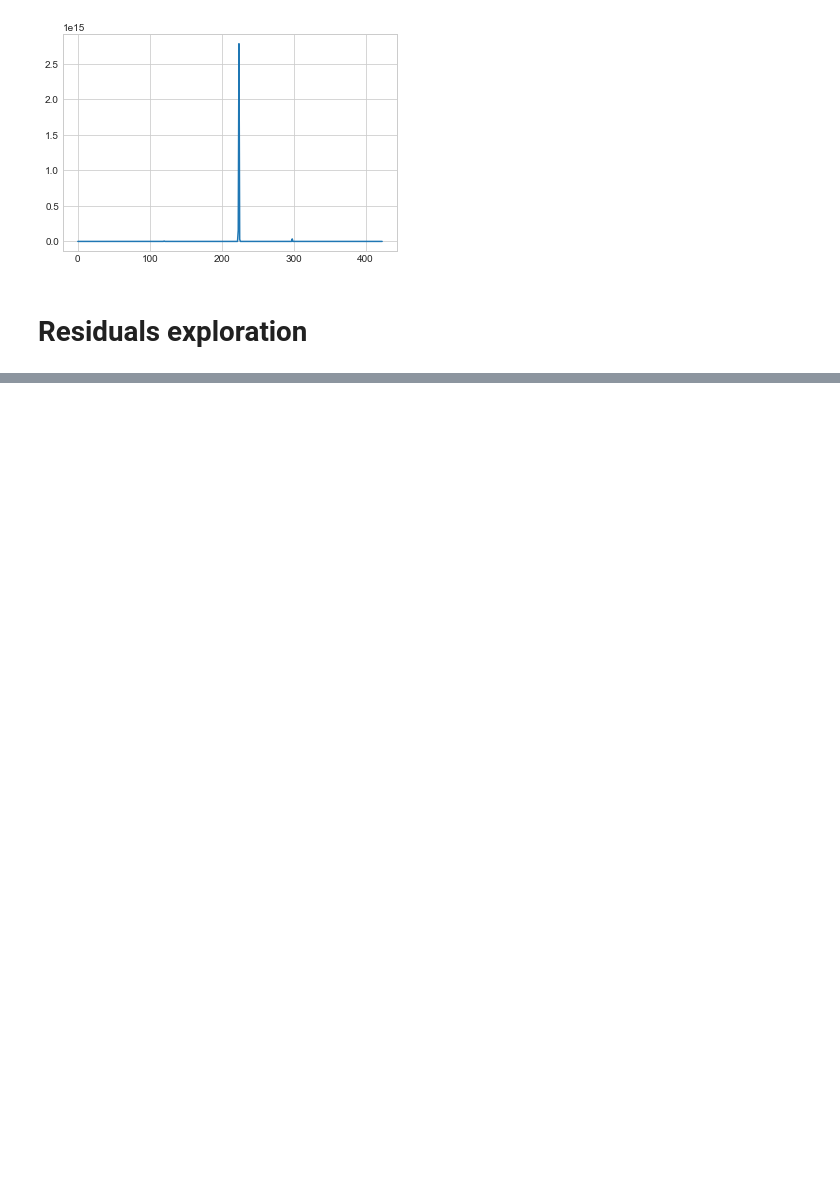
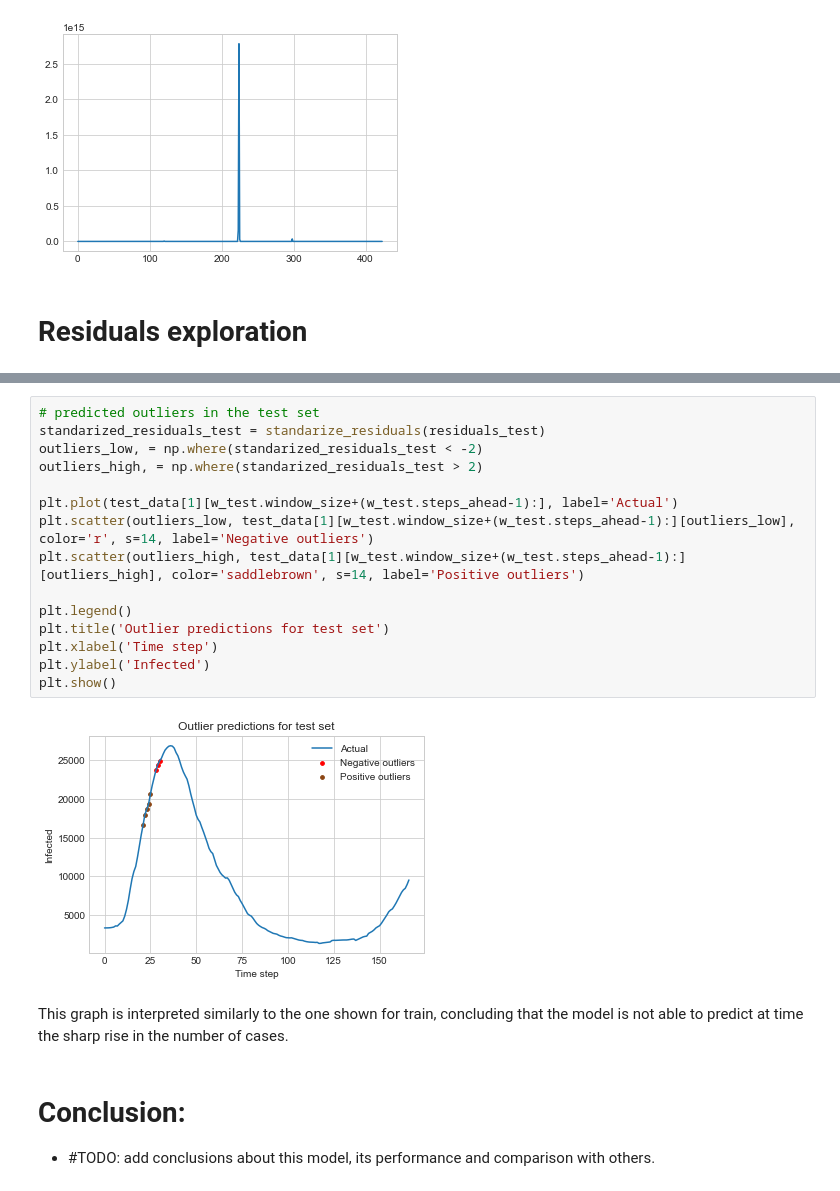
Before and after one commit to marialonsogar/COVID-Dynamics-Model-Comparison, a Jupyter notebook: modeling/SIS-COVID-Spain.ipynb, the cells around one changed output, grey strips where cells are left out. Saved outputs shown, nothing was run; the diff lists cells and outputs as text; blank space fills up the shorter version.

Commit message:
updated SIS model

```diff
--- a/modeling/SIS-COVID-Spain.ipynb
+++ b/modeling/SIS-COVID-Spain.ipynb
@@ -740,0 +831,22 @@ Uncomment code below to study the residuals for different window sizes.
+# %%
+# predicted outliers in the test set
+standarized_residuals_test = standarize_residuals(residuals_test)
+outliers_low, = np.where(standarized_residuals_test < -2)
+outliers_high, = np.where(standarized_residuals_test > 2)
+
+plt.plot(test_data[1][w_test.window_size+(w_test.steps_ahead-1):], label='Actual')
+plt.scatter(outliers_low, test_data[1][w_test.window_size+(w_test.steps_ahead-1):][outliers_low], color='r', s=14, label='Negative outliers')
+plt.scatter(outliers_high, test_data[1][w_test.window_size+(w_test.steps_ahead-1):][outliers_high], color='saddlebrown', s=14, label='Positive outliers')
+
+plt.legend()
+plt.title('Outlier predictions for test set')
+plt.xlabel('Time step')
+plt.ylabel('Infected')
+plt.show()
+# %% [output]
+[figure, added]
+# %% [markdown]
+This graph is interpreted similarly to the one shown for train, concluding that the model is not able to predict at time the sharp rise in the number of cases.
+# %% [markdown]
+# Conclusion:
+- #TODO: add conclusions about this model, its performance and comparison with others.
```
Also changed, not shown: parts of 53 cells of this notebook, 2 other files.
